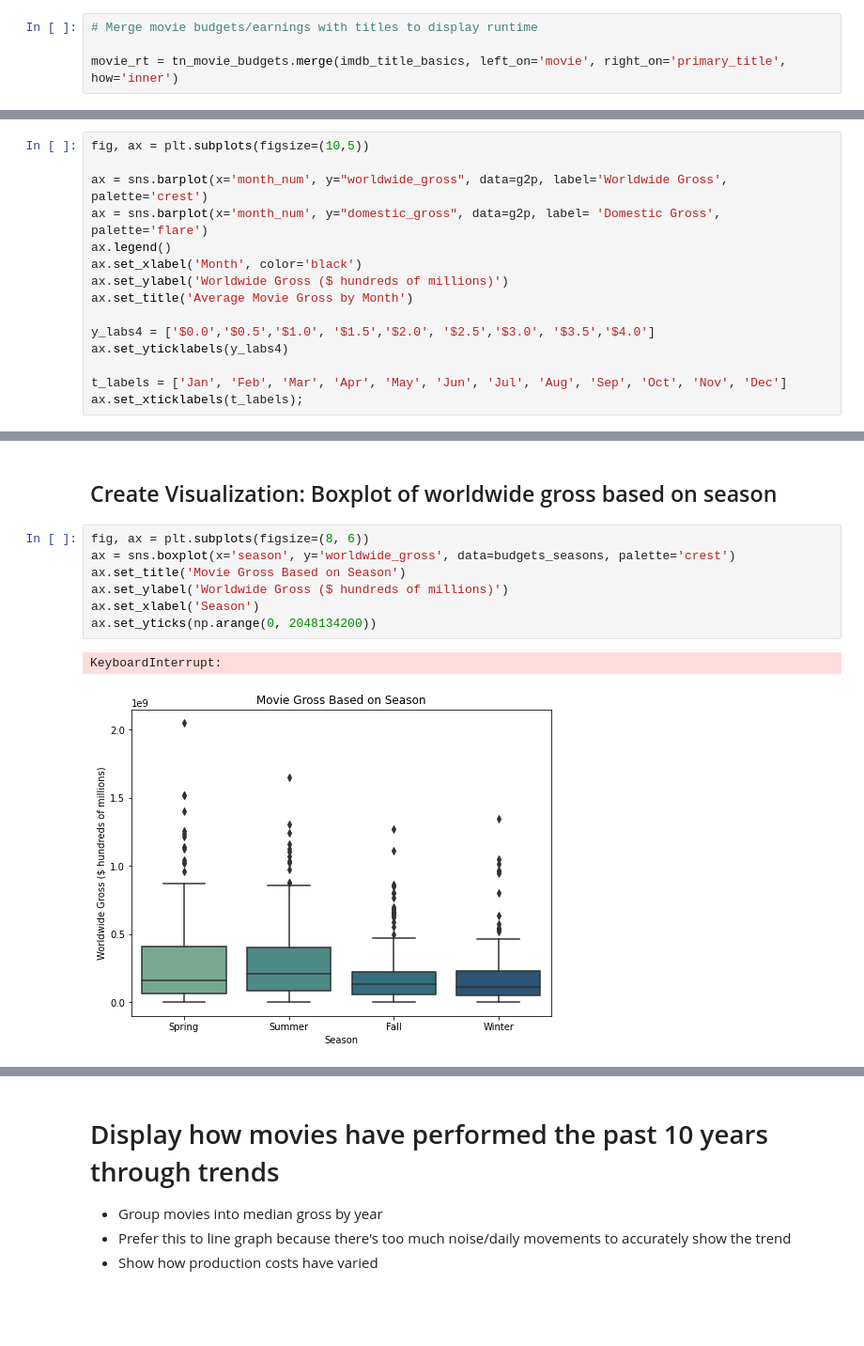
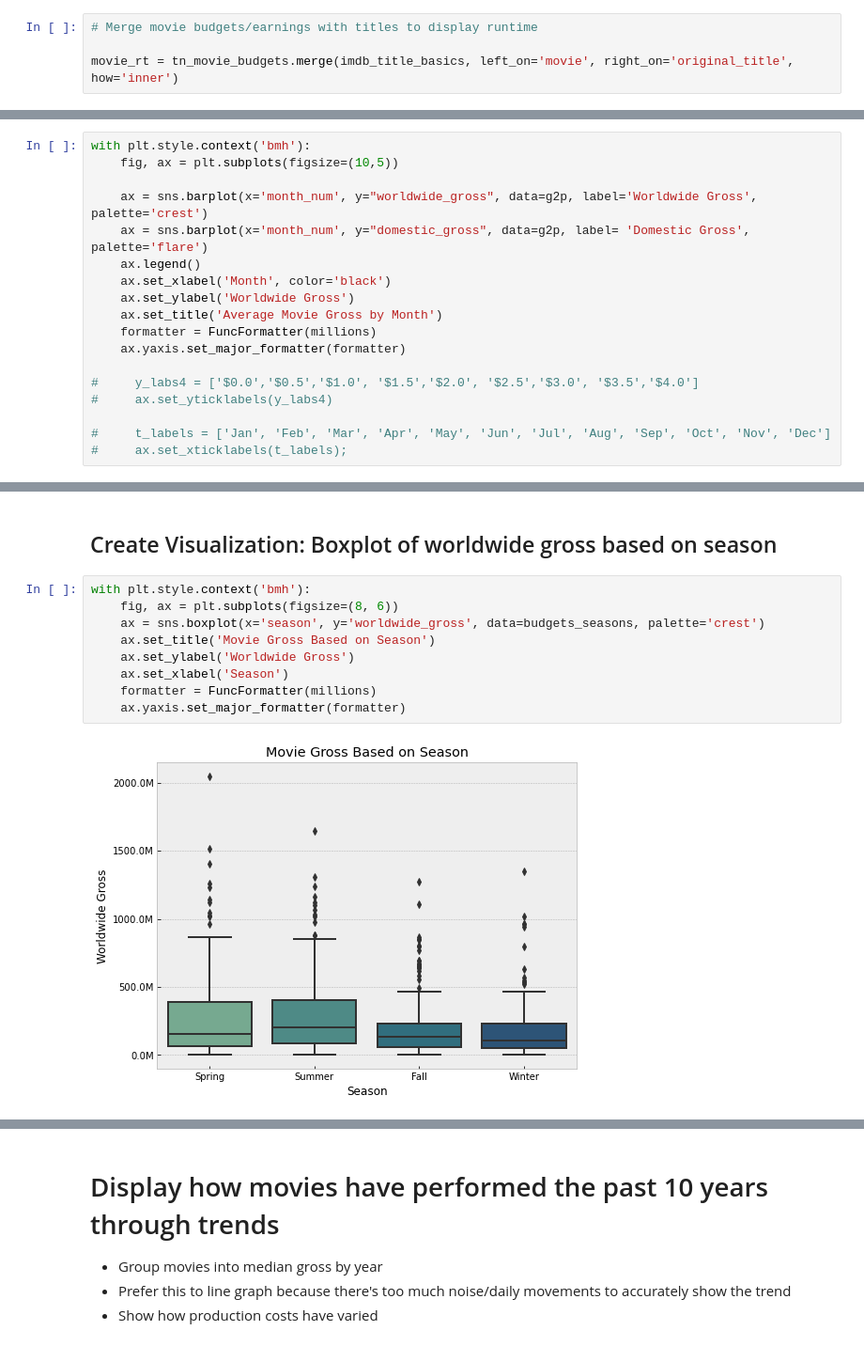
Before and after one commit to kuninethan95/dsc-phase-1-project, a Jupyter notebook: Phase 1 Project Notebook.ipynb, the cells around one changed output, grey strips where cells are left out. Shown at 94% size. Saved outputs shown, nothing was run; the diff lists cells and outputs as text; blank space fills up the shorter version.

```diff
--- a/Phase 1 Project Notebook.ipynb
+++ b/Phase 1 Project Notebook.ipynb
@@ -155,7 +165,7 @@ imdb_title_principals = pd.read_csv(filepath8)
 # %%
 # Merge movie budgets/earnings with titles to display runtime
 
-movie_rt = tn_movie_budgets.merge(imdb_title_basics, left_on='movie', right_on='primary_title', how='inner')
+movie_rt = tn_movie_budgets.merge(imdb_title_basics, left_on='movie', right_on='original_title', how='inner')
 # %%
 movie_rt.head()
 # %% [output]
@@ -710,18 +746,21 @@ g2p.head()
 # %% [markdown]
 ## Create Visualization: Side by Side bar plot showing how much revenue each month generates on average
 # %%
-fig, ax = plt.subplots(figsize=(10,5))
+with plt.style.context('bmh'):
+    fig, ax = plt.subplots(figsize=(10,5))
 
-ax = sns.barplot(x='month_num', y="worldwide_gross", data=g2p, label='Worldwide Gross', palette='crest')
-ax = sns.barplot(x='month_num', y="domestic_gross", data=g2p, label= 'Domestic Gross', palette='flare')
-ax.legend()
-ax.set_xlabel('Month', color='black')
-ax.set_ylabel('Worldwide Gross ($ hundreds of millions)')
-ax.set_title('Average Movie Gross by Month')
+    ax = sns.barplot(x='month_num', y="worldwide_gross", data=g2p, label='Worldwide Gross', palette='crest')
+    ax = sns.barplot(x='month_num', y="domestic_gross", data=g2p, label= 'Domestic Gross', palette='flare')
+    ax.legend()
+    ax.set_xlabel('Month', color='black')
+    ax.set_ylabel('Worldwide Gross')
+    ax.set_title('Average Movie Gross by Month')
+    formatter = FuncFormatter(millions)
+    ax.yaxis.set_major_formatter(formatter)
 
-y_labs4 = ['$0.0','$0.5','$1.0', '$1.5','$2.0', '$2.5','$3.0', '$3.5','$4.0']
-ax.set_yticklabels(y_labs4)
+#     y_labs4 = ['$0.0','$0.5','$1.0', '$1.5','$2.0', '$2.5','$3.0', '$3.5','$4.0']
+#     ax.set_yticklabels(y_labs4)
 
-t_labels = ['Jan', 'Feb', 'Mar', 'Apr', 'May', 'Jun', 'Jul', 'Aug', 'Sep', 'Oct', 'Nov', 'Dec']
-ax.set_xticklabels(t_labels);
+#     t_labels = ['Jan', 'Feb', 'Mar', 'Apr', 'May', 'Jun', 'Jul', 'Aug', 'Sep', 'Oct', 'Nov', 'Dec']
+#     ax.set_xticklabels(t_labels);
 # %% [output]
@@ -746,12 +791,13 @@ budgets_seasons['worldwide_gross'].max()
 # %% [markdown]
 ## Create Visualization: Boxplot of worldwide gross based on season
 # %%
-fig, ax = plt.subplots(figsize=(8, 6))
-ax = sns.boxplot(x='season', y='worldwide_gross', data=budgets_seasons, palette='crest')
-ax.set_title('Movie Gross Based on Season')
-ax.set_ylabel('Worldwide Gross ($ hundreds of millions)')
-ax.set_xlabel('Season')
-ax.set_yticks(np.arange(0, 2048134200))
+with plt.style.context('bmh'):
+    fig, ax = plt.subplots(figsize=(8, 6))
+    ax = sns.boxplot(x='season', y='worldwide_gross', data=budgets_seasons, palette='crest')
+    ax.set_title('Movie Gross Based on Season')
+    ax.set_ylabel('Worldwide Gross')
+    ax.set_xlabel('Season')
+    formatter = FuncFormatter(millions)
+    ax.yaxis.set_major_formatter(formatter)
 # %% [output]
-KeyboardInterrupt:
-[figure, old version]
+[figure, new version]
```
Also changed, not shown: parts of 32 cells of this notebook, 1 other file.
